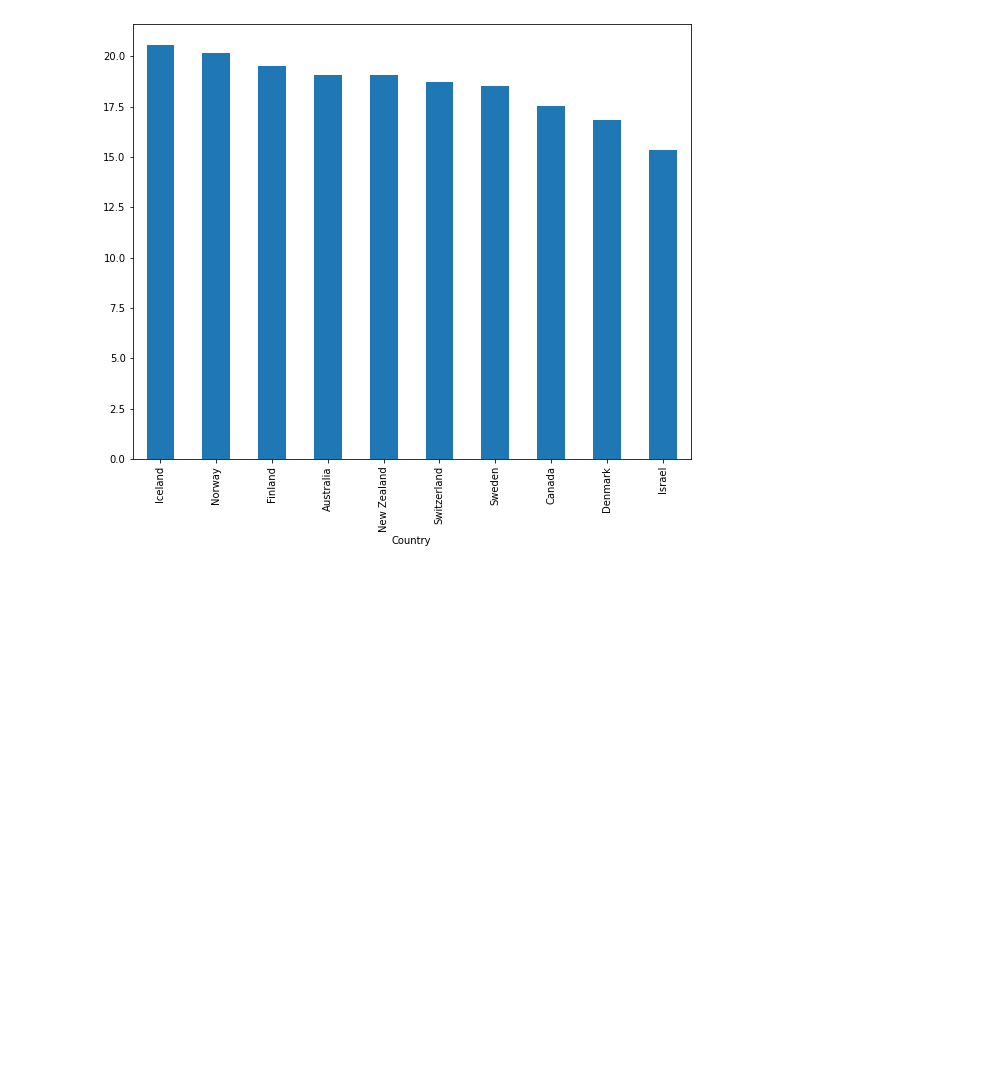
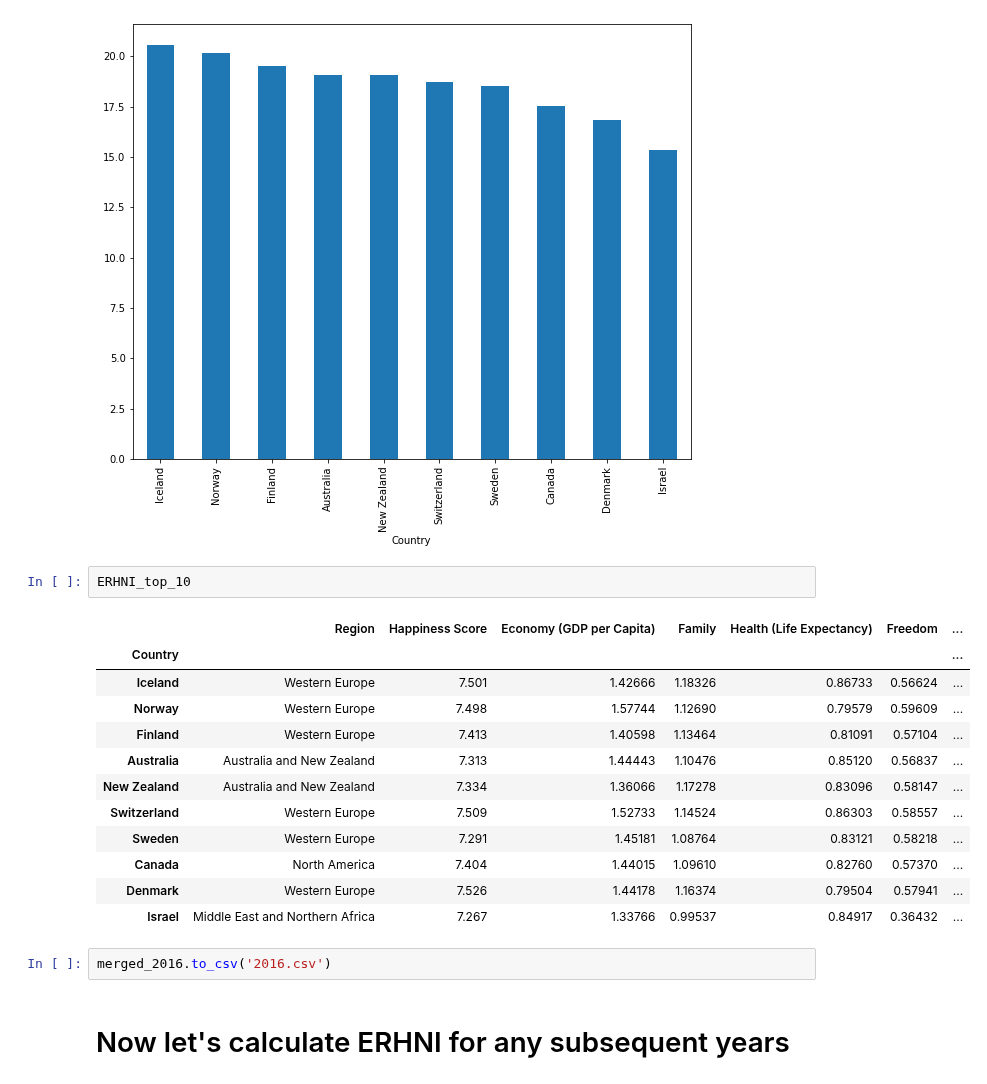
Before and after one commit to erniesg/erhni, a Jupyter notebook: erhni_2016.ipynb, the cells around one changed output. Cells and saved outputs as stored; diff of their text form; blank space fills up the shorter version.

Commit message:
done calculating ERHNI for years 2016-2018

```diff
--- a/erhni_2016.ipynb
+++ b/erhni_2016.ipynb
@@ -481,3 +501,22 @@ ERHNI_top_10['ERHNI'].plot(kind='bar',figsize=(10,8))
 # %% [output]
 <AxesSubplot:xlabel='Country'>
 [figure]
+# %%
+ERHNI_top_10
+# %% [output]
+|  | Region | Happiness Score | Economy (GDP per Capita) | Family | Health (Life Expectancy) | Freedom | ... |
+| Country |  |  |  |  |  |  | ... |
+| Iceland | Western Europe | 7.501 | 1.42666 | 1.18326 | 0.86733 | 0.56624 | ... |
+| Norway | Western Europe | 7.498 | 1.57744 | 1.12690 | 0.79579 | 0.59609 | ... |
+| Finland | Western Europe | 7.413 | 1.40598 | 1.13464 | 0.81091 | 0.57104 | ... |
+| Australia | Australia and New Zealand | 7.313 | 1.44443 | 1.10476 | 0.85120 | 0.56837 | ... |
+| New Zealand | Australia and New Zealand | 7.334 | 1.36066 | 1.17278 | 0.83096 | 0.58147 | ... |
+| Switzerland | Western Europe | 7.509 | 1.52733 | 1.14524 | 0.86303 | 0.58557 | ... |
+| Sweden | Western Europe | 7.291 | 1.45181 | 1.08764 | 0.83121 | 0.58218 | ... |
+| Canada | North America | 7.404 | 1.44015 | 1.09610 | 0.82760 | 0.57370 | ... |
+| Denmark | Western Europe | 7.526 | 1.44178 | 1.16374 | 0.79504 | 0.57941 | ... |
+| Israel | Middle East and Northern Africa | 7.267 | 1.33766 | 0.99537 | 0.84917 | 0.36432 | ... |
+# %%
+merged_2016.to_csv('2016.csv')
+# %% [markdown]
+# Now let's calculate ERHNI for any subsequent years
```
Also changed, not shown: parts of 26 cells of this notebook, 17 other files.
